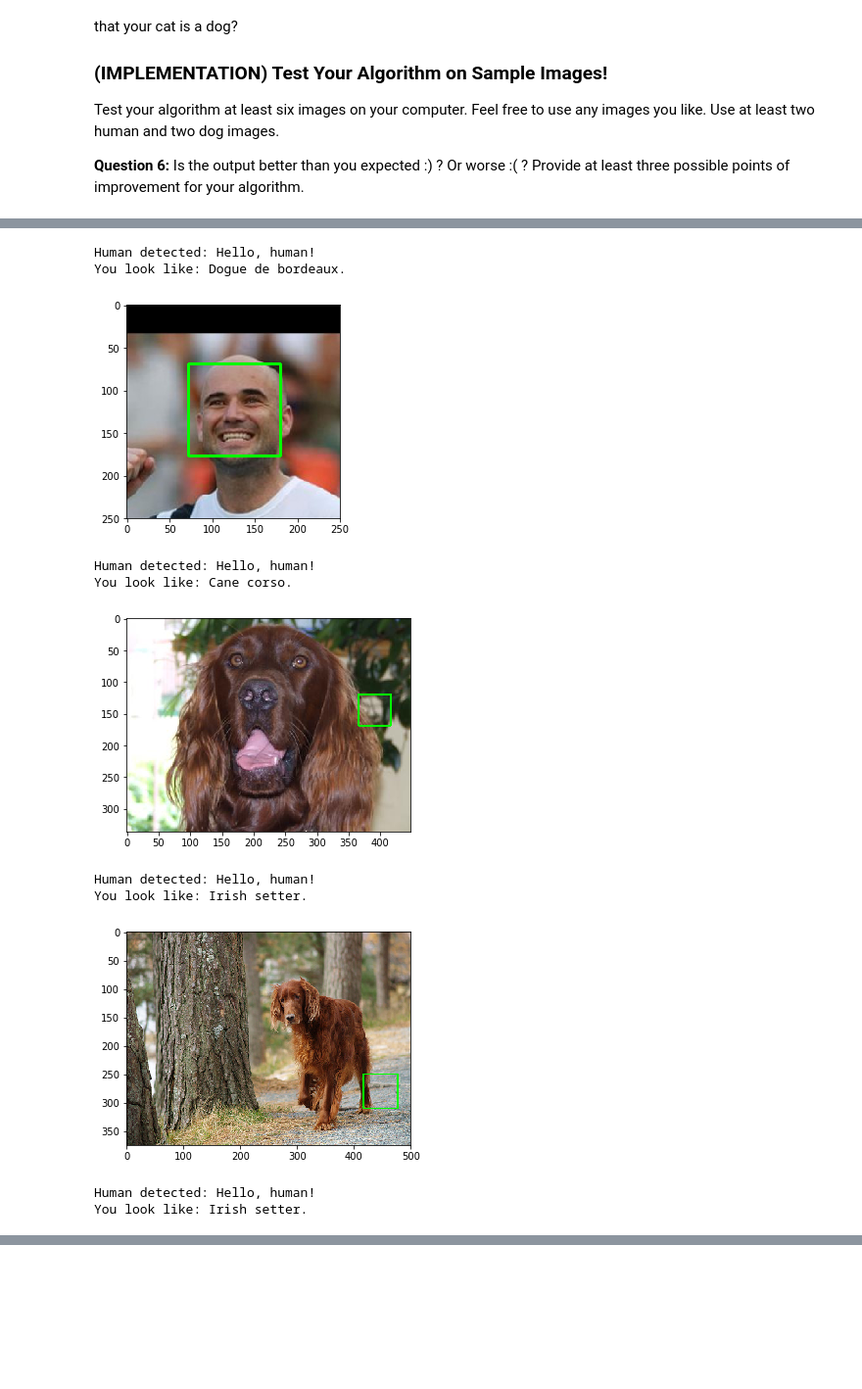
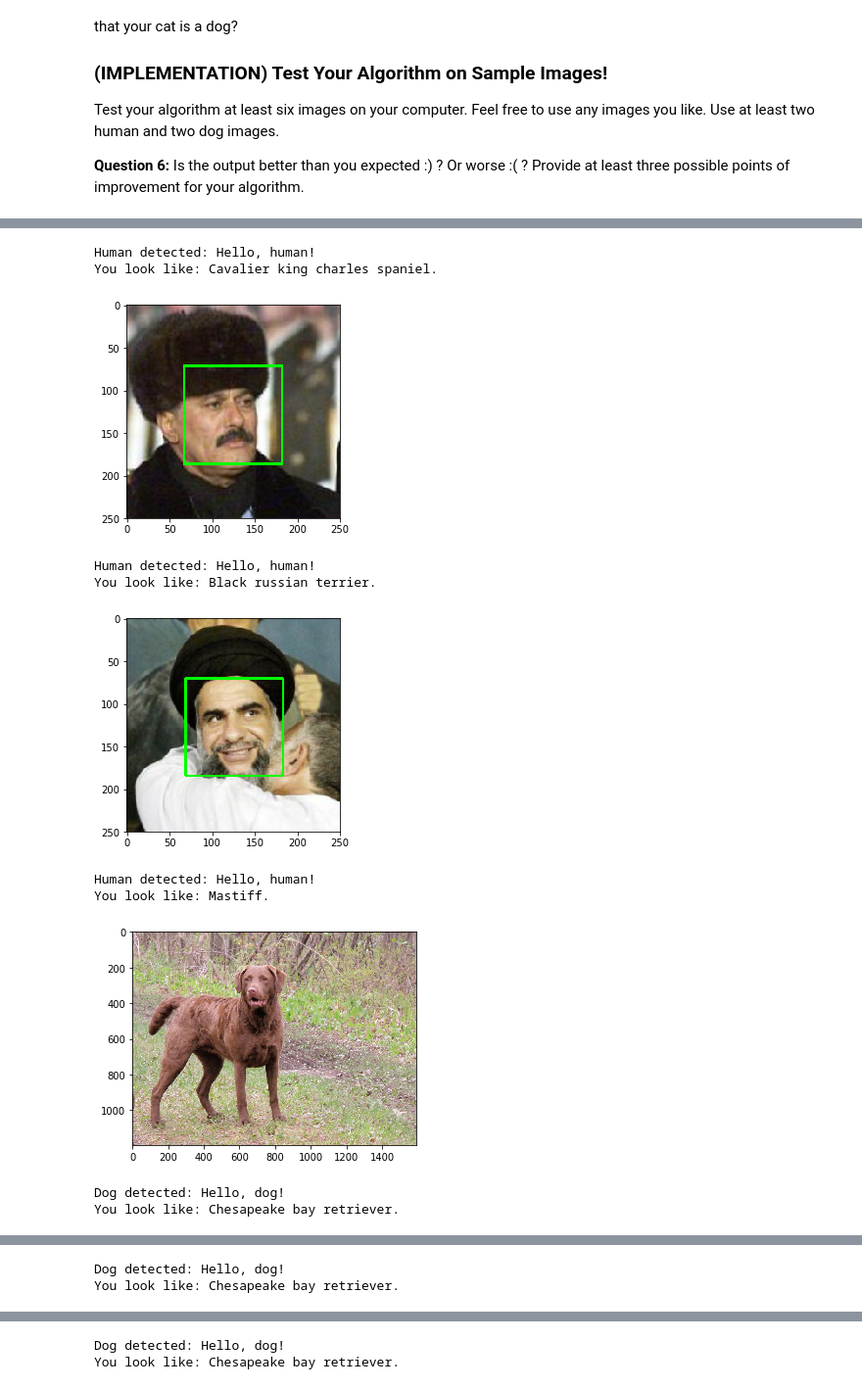
Before and after one commit to AmmarJawad/deep-learning-v2-pytorch, a Jupyter notebook: project-dog-classification/dog_app.ipynb, the cells around one changed output, grey strips where cells are left out. Shown at 98% size. Drawn from its saved outputs; the diff is of its cells as text; code cells hidden in the pictures; blank space fills up the shorter version.

Commit message:
2nd submission of dog breed classifier based on reviewer feedback.

```diff
--- a/project-dog-classification/dog_app.ipynb
+++ b/project-dog-classification/dog_app.ipynb
@@ -784,9 +753,9 @@ if os.path.exists('./model_transfer.pt'):
     model_transfer.load_state_dict(torch.load('model_transfer.pt'))
 
 # train the model
-n_epochs = 4
-model_transfer = train(n_epochs, loaders_transfer, model_transfer,
-                       optimizer_transfer, criterion_transfer, use_cuda, 'model_transfer.pt')
+n_epochs = 10
+#model_transfer = train(n_epochs, loaders_transfer, model_transfer,
+#                       optimizer_transfer, criterion_transfer, use_cuda, 'model_transfer.pt')
 
 # load the model that got the best validation accuracy
 model_transfer.load_state_dict(torch.load('model_transfer.pt'))
@@ -877,21 +852,28 @@ def inceptionv3_predict(img_path):
     '''
     Receives an image path and then returns the index of the prediction
     '''
+    # load inception v3
+    inceptionv3 = models.inception_v3(pretrained=True)
+
+    # send inception to GPU if available
+    if use_cuda:
+        inceptionv3 = inceptionv3.cuda()
+
     # load image from path
     img = Image.open(img_path)
 
-    # perform transformation for image
+    # apply transformations on image inputs
     img_transform = transforms.Compose([
         transforms.Resize(329),
-        transforms.CenterCrop(299),    # the input size for Inception must be at least 229
+        transforms.CenterCrop(299),
         transforms.ToTensor(),
-        transforms.Normalize(mean=[0.485, 0.456, 0.406],
-                             std=[0.229, 0.224, 0.225])
+        transforms.Normalize(mean=mean_inception,
+                             std=std_inception)
     ])
 
     img = img_transform(img)
 
-    # convert data tensor to cuda
+    # move tensor to cuda
     if use_cuda:
         img = img.cuda()
 
@@ -899,10 +881,10 @@ def inceptionv3_predict(img_path):
     img = img.unsqueeze(0)
 
     # Sets the module in evaluation mode to turn off BatchNorm since we only have 1 input image
-    model_transfer.eval()
+    inceptionv3.eval()
 
     # make prediction
-    output = model_transfer(img)    # returns a tensor of shape (1, 1000: #classes)
+    output = inceptionv3(img)    # returns a tensor of shape (1, 1000: #classes)
 
     # return the index with the highest probability
     prediction = output.data.argmax(dim=1)
@@ -911,7 +893,7 @@ def inceptionv3_predict(img_path):
 # %%
 def inception_dog_detector(img_path):
     '''
-    Receives an image path and then returns True/False whether the predicted index in range 151-269, inclusive
+    Inputs an image path and returns true/false if the path is within the range of 151-269
     '''
     index = inceptionv3_predict(img_path)
     result = index in range(151, 269)
@@ -924,8 +906,11 @@ def inception_dog_detector(img_path):
 def run_app(img_path):
     ## handle cases for a human face, dog, and neither
     # read image, convert to RGB and show it using plt
+    img = Image.open(img_path)
 
-    if inception_dog_detector(img_path):    # I use pre-trained Inception_v3 model to detect a dog
+    if inception_dog_detector(img_path):
+        plt.imshow(img)
+        plt.show()
         print('Dog detected: Hello, dog!')
         # return the dog breed
         breed = predict_breed_transfer(img_path)
@@ -963,15 +948,13 @@ The transfer learning model achieved 84% after no more than 4 epochs which is fa
 ## at least 6 images on your computer.
 ## Feel free to use as many code cells as needed.
 
-# create a list containing all file paths in test dataset
-
-# create a list containing all file paths in test dataset
+# create a list with all file paths for images in test dataset
 dog_files_test = np.array(glob("dogImages/test/*/*"))
 
-# create a random index for testing
+# instantiating a random index
 index = np.random.randint(0, len(dog_files_test))
 
-# random testing
-for file in np.hstack((human_files[index:index+2], dog_files_test[index:index+2])):
+# run inference on images of 3 humans and 3 dogs to detect breeds
+for file in np.hstack((human_files[index:index+3], dog_files_test[index:index+3])):
     run_app(file)
 # %% [output]
@@ -979,11 +962,11 @@ for file in np.hstack((human_files[index:index+2], dog_files_test[index:index+2]
 Human detected: Hello, human!
-You look like: Dogue de bordeaux.
+You look like: Cavalier king charles spaniel.
-[figure, old version]
+[figure, new version]
 Human detected: Hello, human!
-You look like: Cane corso.
+You look like: Black russian terrier.
-[figure, old version]
+[figure, new version]
 Human detected: Hello, human!
-You look like: Irish setter.
+You look like: Mastiff.
-[figure, old version]
+[figure, new version]
-Human detected: Hello, human!
-You look like: Irish setter.
+Dog detected: Hello, dog!
+You look like: Chesapeake bay retriever.
@@ -989,0 +974,2 @@ You look like: Irish setter.
+Dog detected: Hello, dog!
+You look like: Chesapeake bay retriever.
@@ -989,0 +977,2 @@ You look like: Irish setter.
+Dog detected: Hello, dog!
+You look like: Chesapeake bay retriever.
```
Also changed, not shown: parts of 14 cells of this notebook, 5 other files.
